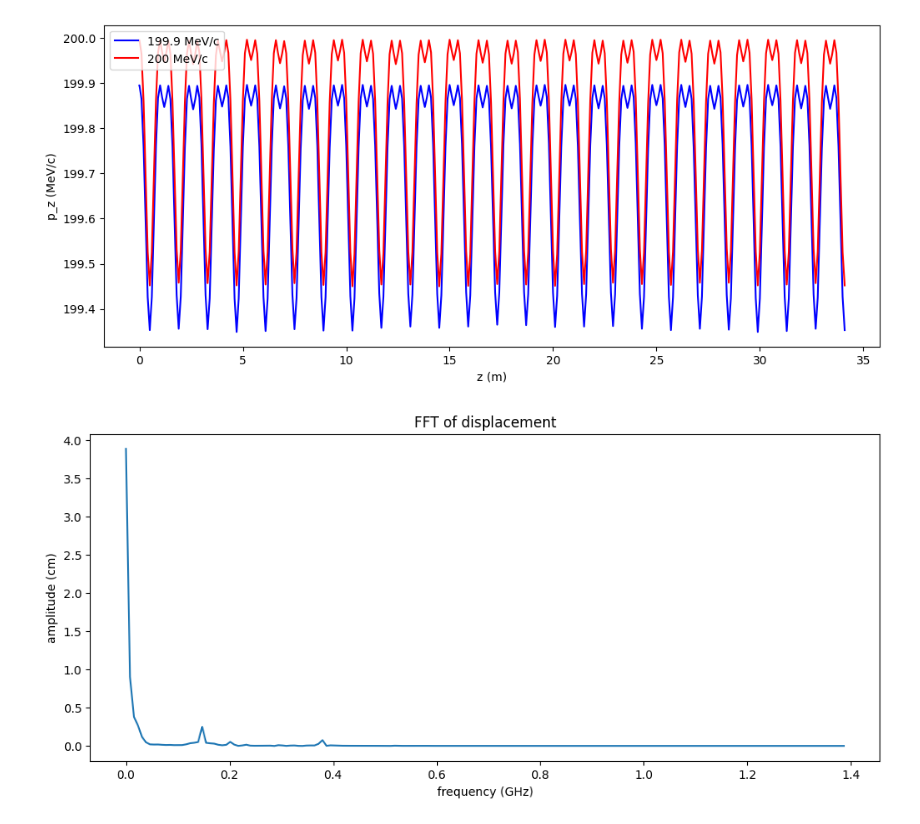
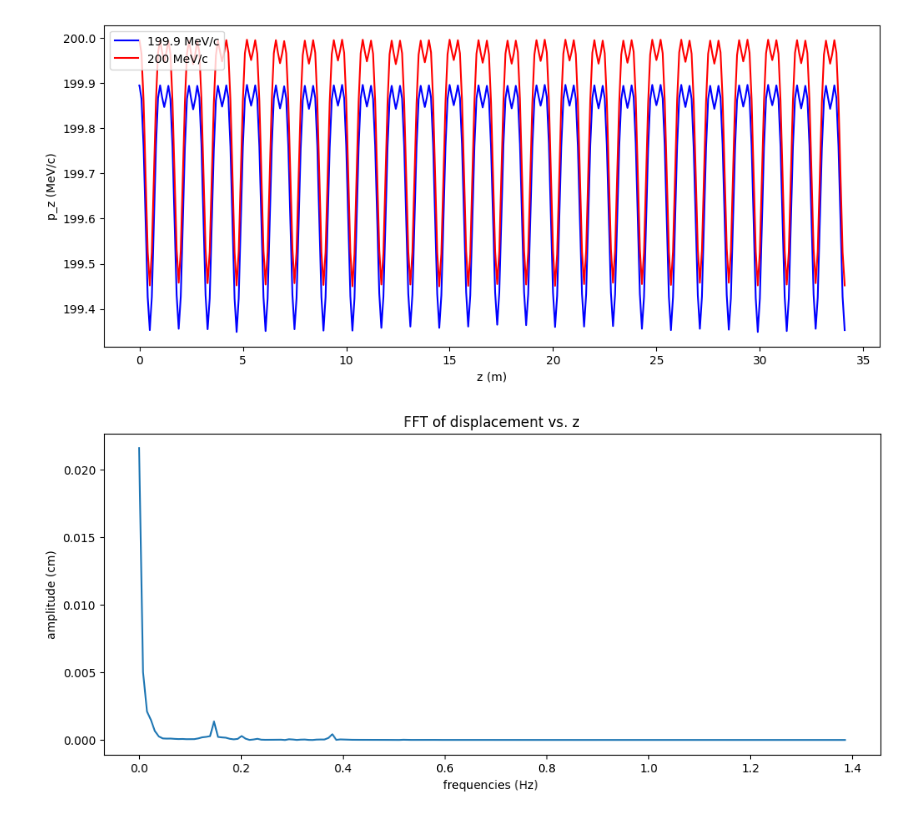
Before and after one commit to criggall/muon-cooling, a Jupyter notebook: Simplified-HFOFO/plot-compare-particles.ipynb, the cells around one changed output. Drawn from its saved outputs; the diff is of its cells as text; code cells hidden in the pictures.

```diff
--- a/Simplified-HFOFO/plot-compare-particles.ipynb
+++ b/Simplified-HFOFO/plot-compare-particles.ipynb
@@ -389,26 +389,31 @@ plt.show()
 # %%
 ##### FFT displacements in time basis #####
 
-# Evenly space t values:
+# Evenly space z values:
 t_uniform = np.linspace(np.min(t_vals), np.max(t_vals), len(t_vals))
 displacements_interp_func = interp1d(t_vals, displacements)
 displacements_uniform = displacements_interp_func(t_uniform)
 
 # Perform FFT:
 fft = np.fft.fft(displacements_uniform)
 dt = t_uniform[1] - t_uniform[0]
-freqs = np.fft.fftfreq(len(t_uniform), d=dt)
-amplitude = np.abs(fft)
+N = len(t_uniform)
+freqs = np.fft.fftfreq(N, d=dt)
 
-positive_freqs = freqs[:len(freqs)//2]
-positive_amplitude = amplitude[:len(amplitude)//2]
+# Normalize amplitudes:
+amplitude = 2 * np.abs(fft) / N
+
+# Only take positive wave numbers:
+half_N = N // 2
+positive_freqs = freqs[:half_N]
+positive_amplitude = amplitude[:half_N]
 
 # Plot FFT:
 plt.figure(figsize=(12, 5))
 plt.plot(positive_freqs, positive_amplitude)
-plt.xlabel('frequency (GHz)')
+plt.xlabel('frequencies (Hz) ')
 plt.ylabel('amplitude (cm)')
-plt.title('FFT of displacement')
+plt.title('FFT of displacement vs. z')
 plt.show()
 # %% [output]
-[figure, old version]
+[figure, new version]
```
Also changed, not shown: parts of 5 cells of this notebook, 14 other files.
